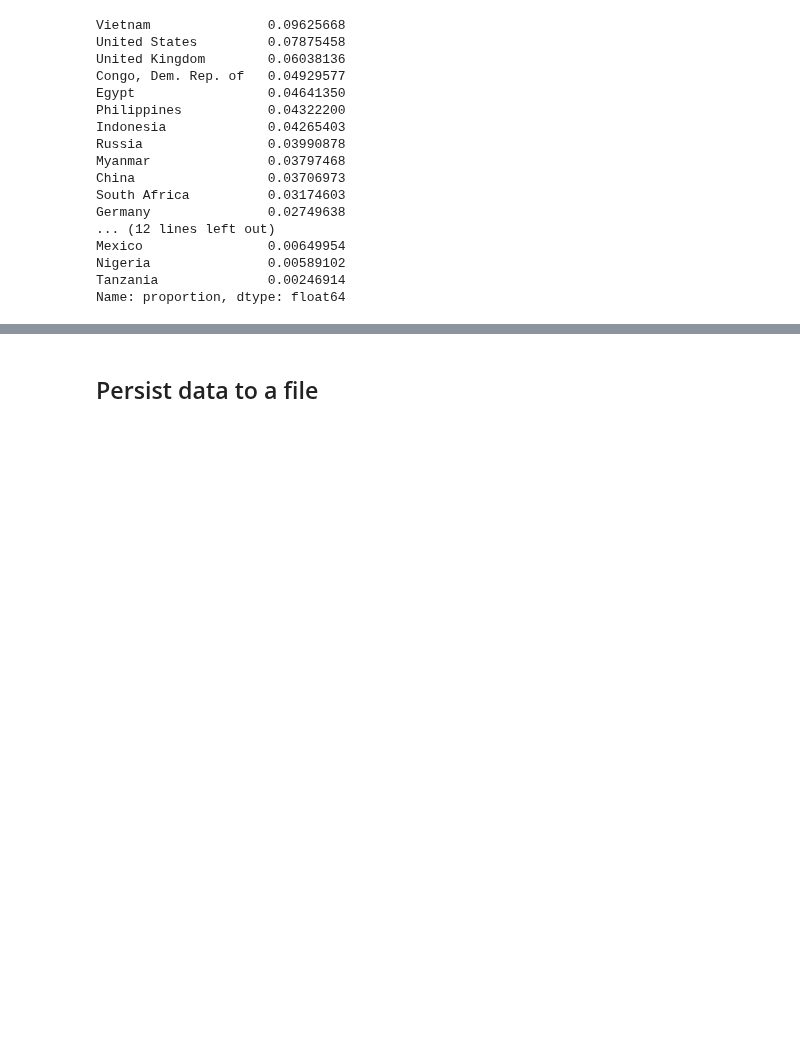
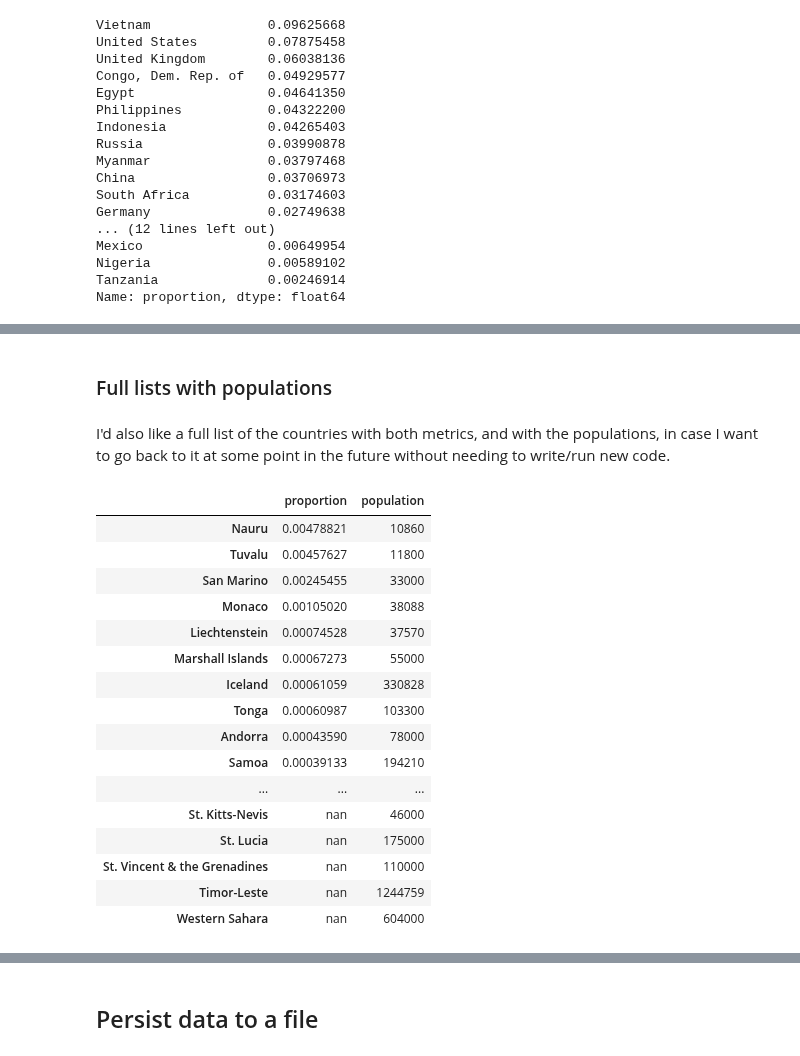
Before and after one commit to aenfield/Data512, a Jupyter notebook: data-512-a2/hcds-a2-bias.ipynb, the cells around one changed output, grey strips where cells are left out. Cells and saved outputs as stored; diff of their text form; code cells hidden in the pictures; blank space fills up the shorter version.

```diff
--- a/data-512-a2/hcds-a2-bias.ipynb
+++ b/data-512-a2/hcds-a2-bias.ipynb
@@ -676,0 +771,24 @@ Name: proportion, dtype: float64
+# %% [markdown]
+### Full lists with populations
+# %% [markdown]
+I'd also like a full list of the countries with both metrics, and with the populations, in case I want to go back to it at some point in the future without needing to write/run new code.
+# %%
+articles_per_person.sort_values(by='proportion', ascending=False)
+# %% [output]
+|  | proportion | population |
+| Nauru | 0.00478821 | 10860 |
+| Tuvalu | 0.00457627 | 11800 |
+| San Marino | 0.00245455 | 33000 |
+| Monaco | 0.00105020 | 38088 |
+| Liechtenstein | 0.00074528 | 37570 |
+| Marshall Islands | 0.00067273 | 55000 |
+| Iceland | 0.00061059 | 330828 |
+| Tonga | 0.00060987 | 103300 |
+| Andorra | 0.00043590 | 78000 |
+| Samoa | 0.00039133 | 194210 |
+| ... | ... | ... |
+| St. Kitts-Nevis | nan | 46000 |
+| St. Lucia | nan | 175000 |
+| St. Vincent & the Grenadines | nan | 110000 |
+| Timor-Leste | nan | 1244759 |
+| Western Sahara | nan | 604000 |
```
Also changed, not shown: parts of 31 cells of this notebook.
